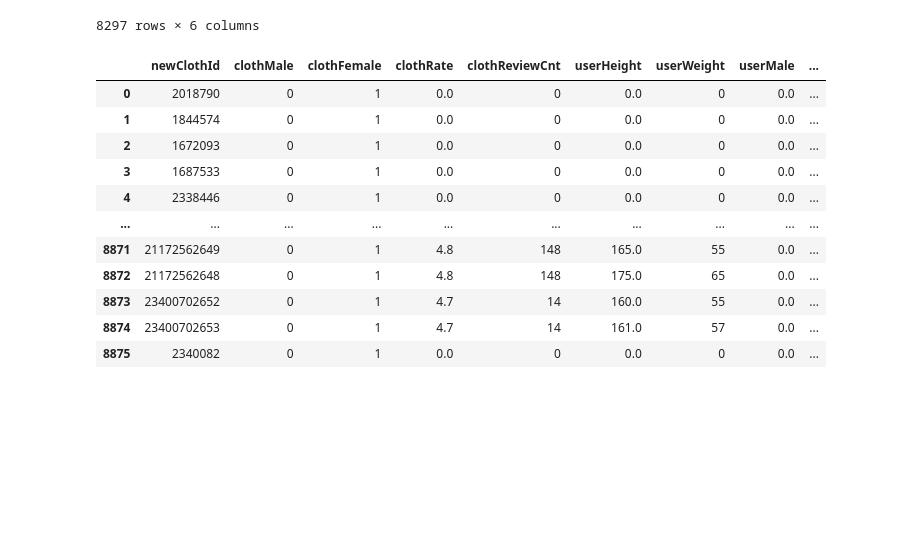
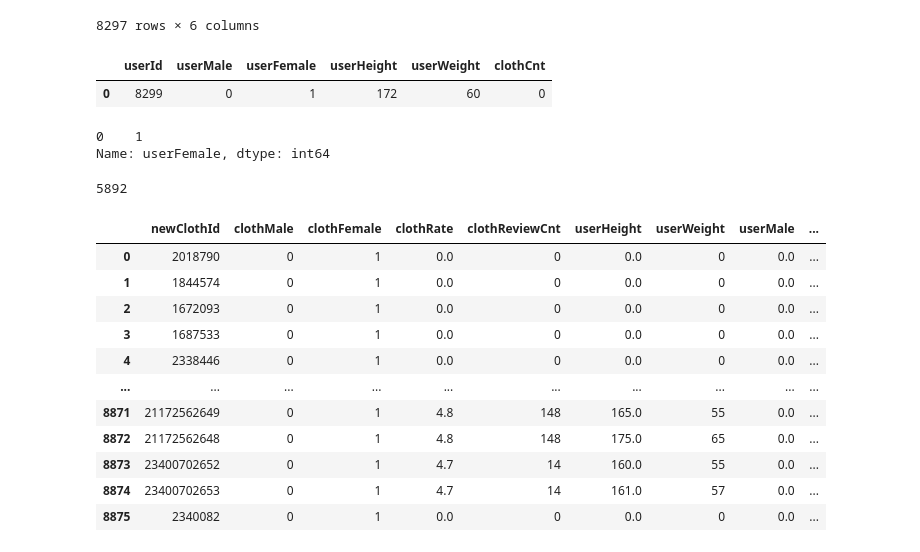
Before and after one commit to yoonjung1205/SSAFit, a Jupyter notebook: data/DataCrawling/정재호/LightFM Top Algorithm.ipynb, the cells around one changed output. Cells and saved outputs as stored; diff of their text form; code cells hidden in the pictures; blank space fills up the shorter version.

```diff
--- a/data/DataCrawling/정재호/LightFM Top Algorithm.ipynb
+++ b/data/DataCrawling/정재호/LightFM Top Algorithm.ipynb
@@ -90,3 +129,21 @@ user_meta
 | 8295 | 8295 | 0 | 1 | 160 | 48 | 1 |
 | 8296 | 8296 | 0 | 1 | 171 | 60 | 1 |
 8297 rows × 6 columns
+# %%
+new_user = pd.DataFrame(user_meta.loc[0]).transpose()
+new_user_idx = new_user.index
+new_user.loc[new_user_idx, ('userId')] = 8299
+new_user.loc[new_user_idx, ('userMale')] = 0
+new_user.loc[new_user_idx, ('userFemale')] = 1
+new_user.loc[new_user_idx, ('userHeight')] = 172
+new_user.loc[new_user_idx, ('userWeight')] = 60
+new_user.loc[new_user_idx, ('clothCnt')] = 0
+new_user
+# %% [output]
+|  | userId | userMale | userFemale | userHeight | userWeight | clothCnt |
+| 0 | 8299 | 0 | 1 | 172 | 60 | 0 |
+# %%
+new_user.userFemale
+# %% [output]
+0    1
+Name: userFemale, dtype: int64
@@ -92,0 +159,6 @@ user_meta
+# %%
+import random
+real_user = random.choice(user_list)
+real_user
+# %% [output]
+5892
```
Also changed, not shown: parts of 55 cells of this notebook, 4 other files.
